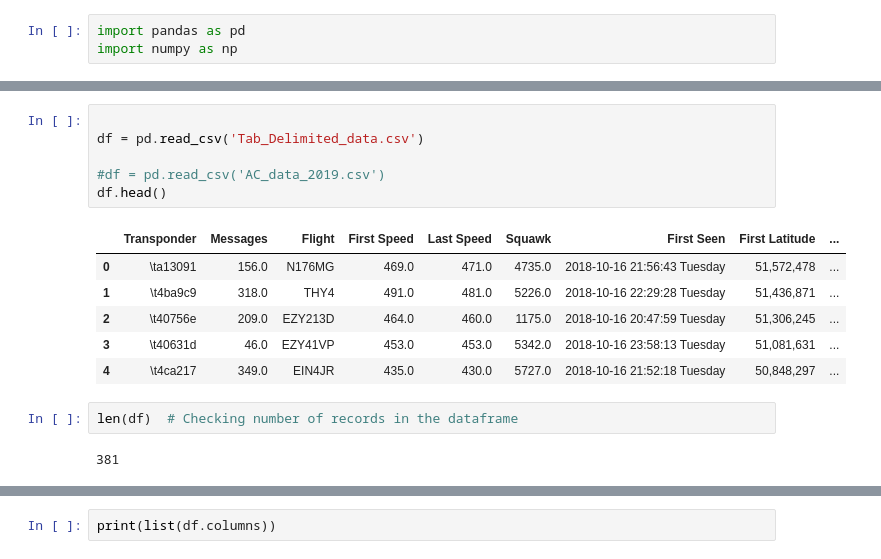
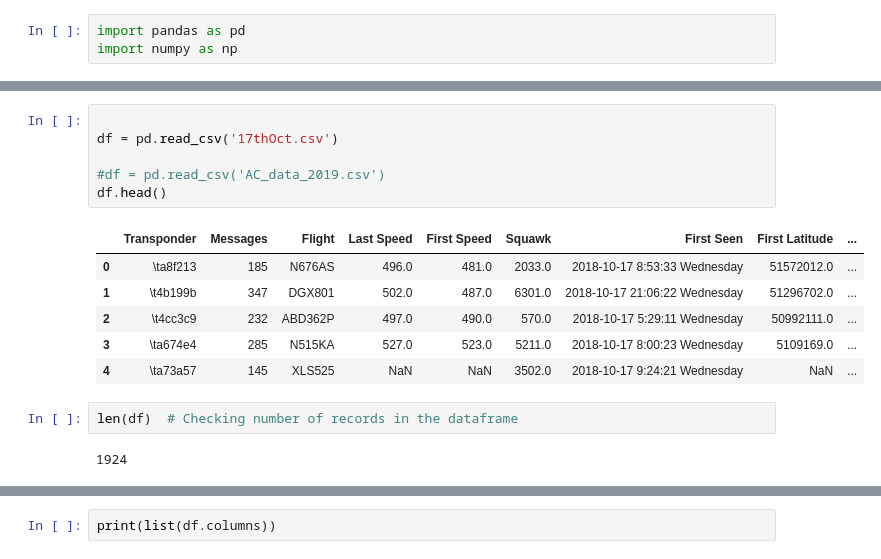
Before and after one commit to sierrajulietromeo/N12_plane_spotter, a Jupyter notebook: N15_Plane_Tracker.ipynb, the cells around one changed output, grey strips where cells are left out. Saved outputs shown, nothing was run; the diff lists cells and outputs as text.

```diff
--- a/N15_Plane_Tracker.ipynb
+++ b/N15_Plane_Tracker.ipynb
@@ -60,17 +75,17 @@ import numpy as np
 # %%
 
-df = pd.read_csv('Tab_Delimited_data.csv')
+df = pd.read_csv('17thOct.csv')
 
 #df = pd.read_csv('AC_data_2019.csv')
 df.head()
 # %% [output]
-|  | Transponder | Messages | Flight | First Speed | Last Speed | Squawk | First Seen | First Latitude | ... |
-| 0 | \ta13091 | 156.0 | N176MG | 469.0 | 471.0 | 4735.0 | 2018-10-16 21:56:43 Tuesday | 51,572,478 | ... |
-| 1 | \t4ba9c9 | 318.0 | THY4 | 491.0 | 481.0 | 5226.0 | 2018-10-16 22:29:28 Tuesday | 51,436,871 | ... |
-| 2 | \t40756e | 209.0 | EZY213D | 464.0 | 460.0 | 1175.0 | 2018-10-16 20:47:59 Tuesday | 51,306,245 | ... |
-| 3 | \t40631d | 46.0 | EZY41VP | 453.0 | 453.0 | 5342.0 | 2018-10-16 23:58:13 Tuesday | 51,081,631 | ... |
-| 4 | \t4ca217 | 349.0 | EIN4JR | 435.0 | 430.0 | 5727.0 | 2018-10-16 21:52:18 Tuesday | 50,848,297 | ... |
+|  | Transponder | Messages | Flight | Last Speed | First Speed | Squawk | First Seen | First Latitude | ... |
+| 0 | \ta8f213 | 185 | N676AS | 496.0 | 481.0 | 2033.0 | 2018-10-17 8:53:33 Wednesday | 51572012.0 | ... |
+| 1 | \t4b199b | 347 | DGX801 | 502.0 | 487.0 | 6301.0 | 2018-10-17 21:06:22 Wednesday | 51296702.0 | ... |
+| 2 | \t4cc3c9 | 232 | ABD362P | 497.0 | 490.0 | 570.0 | 2018-10-17 5:29:11 Wednesday | 50992111.0 | ... |
+| 3 | \ta674e4 | 285 | N515KA | 527.0 | 523.0 | 5211.0 | 2018-10-17 8:00:23 Wednesday | 5109169.0 | ... |
+| 4 | \ta73a57 | 145 | XLS525 | NaN | NaN | 3502.0 | 2018-10-17 9:24:21 Wednesday | NaN | ... |
 # %%
 len(df)  # Checking number of records in the dataframe
 # %% [output]
-381
+1924
```
Also changed, not shown: parts of 12 cells of this notebook.
